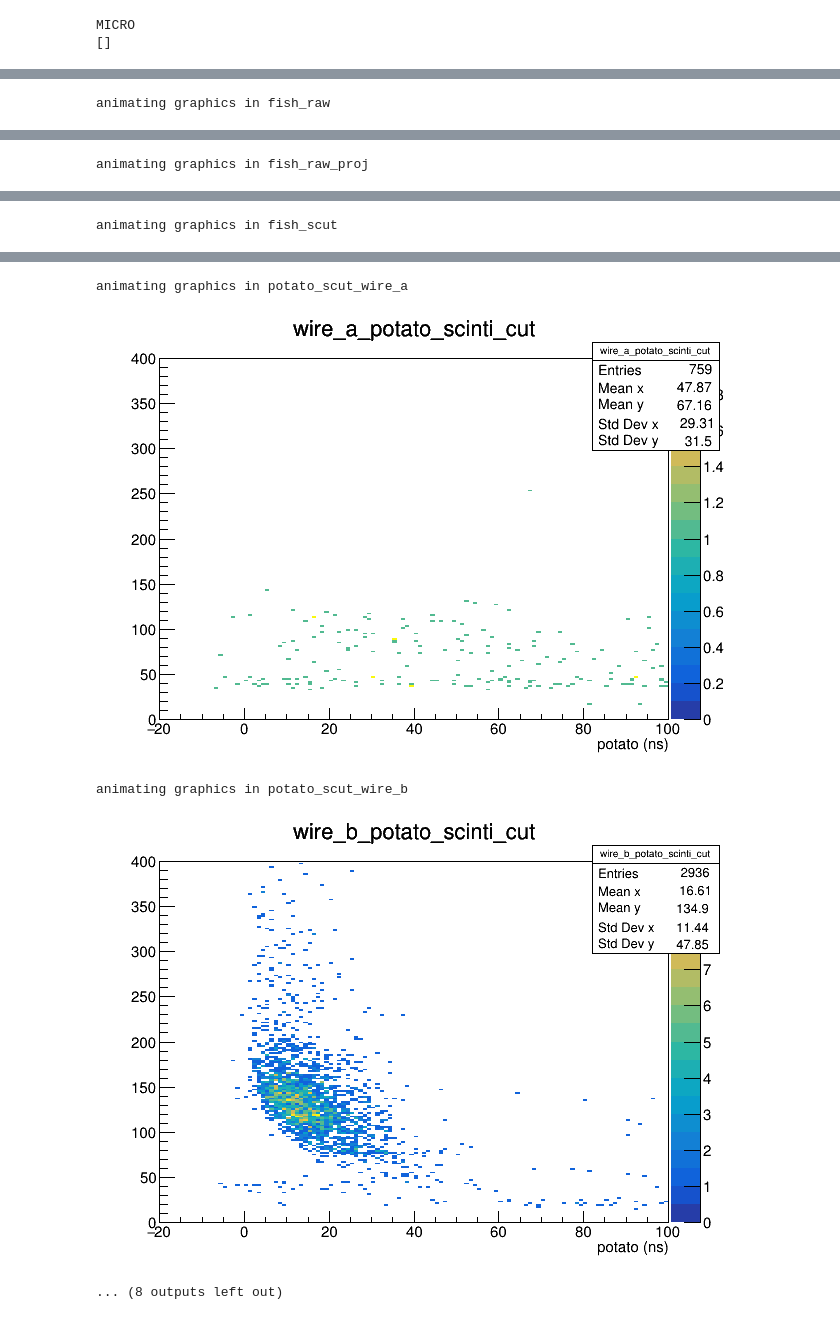
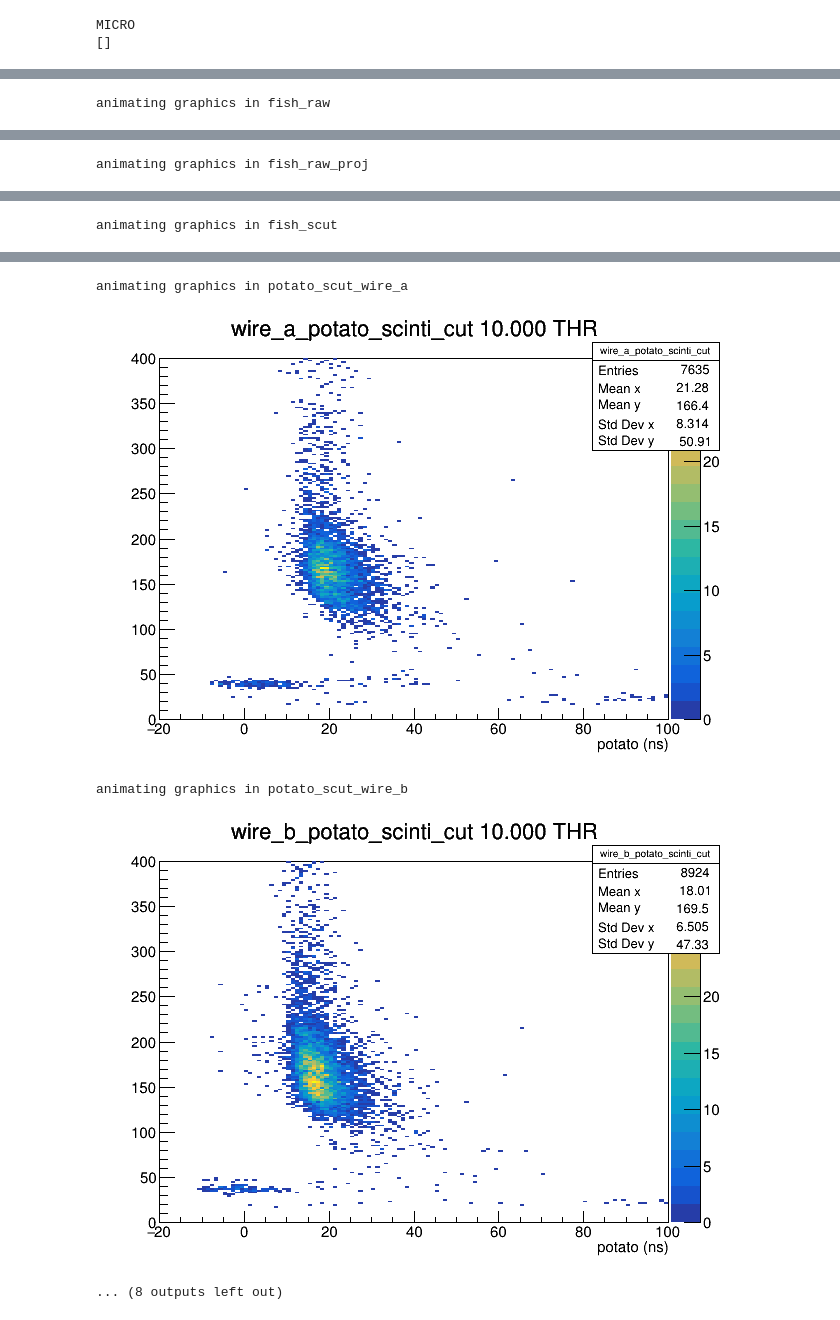
Before and after one commit to acidbourbon/PT_full_system, a Jupyter notebook: workdir/jupyter/offline_quick_ana_combi.ipynb, the cells around one changed output, grey strips where cells are left out. Saved outputs shown, nothing was run; the diff lists cells and outputs as text; code cells hidden in the pictures.

Commit message:
added filename to scinti plots title  in offline_quick_ana_combi.ipynb

```diff
--- a/workdir/jupyter/offline_quick_ana_combi.ipynb
+++ b/workdir/jupyter/offline_quick_ana_combi.ipynb
@@ -29,7 +29,7 @@ possible_file_names = [
  "joint_tree_prev1000.root"
 ]
 
-id="id051b30"
+id="id021"
 
 # x scan trafo board
 #id="id051b15"
@@ -350,6 +328,7 @@ for i in range(0,len(VAR)):
     ### t1 of desired wire
     t1 = f.Get("wire_a_t1_scinti_cut")
     #t1.SetTitle("t1 wire 10, layer 1")
+    t1.SetTitle("wire_a_t1_scinti_cut {:3.3f} {:s}".format(var,varname))
     t1.GetXaxis().SetTitle("t1 (ns)")
     #t1.GetYaxis().SetTitle("tot (s)")
     t1.GetXaxis().SetRangeUser(-20,100)
@@ -371,6 +350,7 @@ for i in range(0,len(VAR)):
     ### t1 of desired wire
     t1 = f.Get("wire_b_t1_scinti_cut")
     #t1.SetTitle("t1 wire 10, layer 1")
+    t1.SetTitle("wire_b_t1_scinti_cut {:3.3f} {:s}".format(var,varname))
     t1.GetXaxis().SetTitle("t1 (ns)")
     #t1.GetYaxis().SetTitle("tot (s)")
     t1.GetXaxis().SetRangeUser(-20,100)
@@ -397,6 +377,7 @@ for i in range(0,len(VAR)):
     potato = f.Get("wire_a_potato_scinti_cut")
     #potato.SetTitle("potato wire 10, layer 1")
     potato.GetXaxis().SetTitle("potato (ns)")
+    potato.SetTitle("wire_a_potato_scinti_cut {:3.3f} {:s}".format(var,varname))
     #potato.GetYaxis().SetTitle("tot (s)")
     potato.GetXaxis().SetRangeUser(-20,100)
     potato.Draw("colz")
@@ -416,6 +397,7 @@ for i in range(0,len(VAR)):
     potato = f.Get("wire_b_potato_scinti_cut")
     #potato.SetTitle("potato wire 10, layer 1")
     potato.GetXaxis().SetTitle("potato (ns)")
+    potato.SetTitle("wire_b_potato_scinti_cut {:3.3f} {:s}".format(var,varname))
     #potato.GetYaxis().SetTitle("tot (s)")
     potato.GetXaxis().SetRangeUser(-20,100)
     potato.Draw("colz")
@@ -757,7 +730,7 @@ from IPython.display import Image
 
 for subfolder in sorted(list(set(gif_out_list))):
   print("animating graphics in {:s}".format(subfolder))
-  os.system("cd {:s}/{:s}; convert -alpha off -delay 20 -loop 0 *png output.gif ".format(data_dir,subfolder))
+  os.system("cd {:s}/{:s}; convert -alpha off -delay 200 -loop 0 *png output.gif ".format(data_dir,subfolder))
   with open('{:s}/{:s}/output.gif'.format(data_dir,subfolder),'rb') as f:
     display(Image(data=f.read(), format='png'))
 # %% [output]
@@ -772,7 +745,7 @@ animating graphics in fish_scut
 animating graphics in potato_scut_wire_a
-[figure, old version]
+[figure, new version]
 animating graphics in potato_scut_wire_b
-[figure, old version]
+[figure, new version]
 ... (8 outputs left out)
 # %%
 #archive(label="{:s}_{:s}_{:s}".format(id,root_file_name,varname))
```
Also changed, not shown: parts of 12 cells of this notebook, 1 other file.
